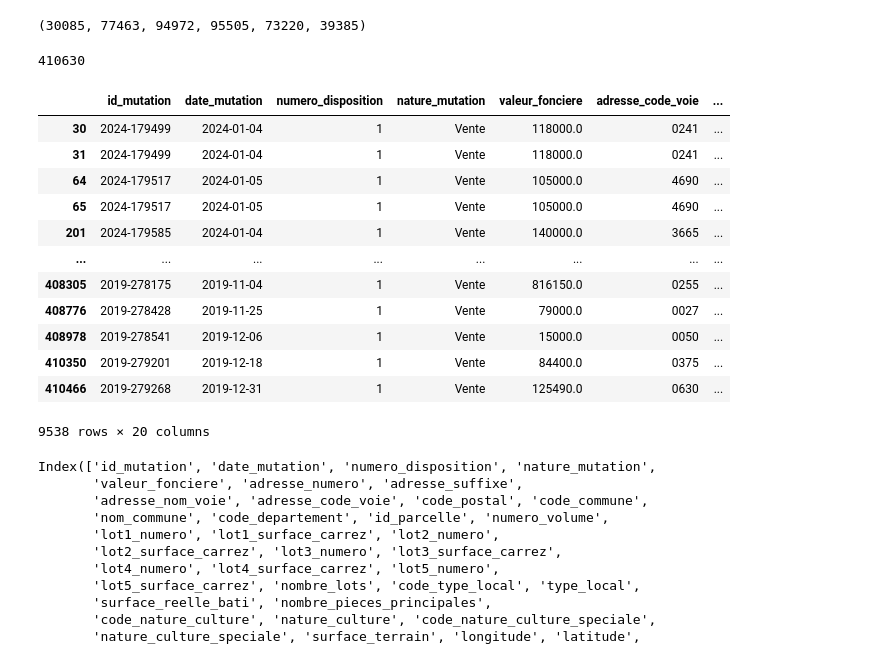
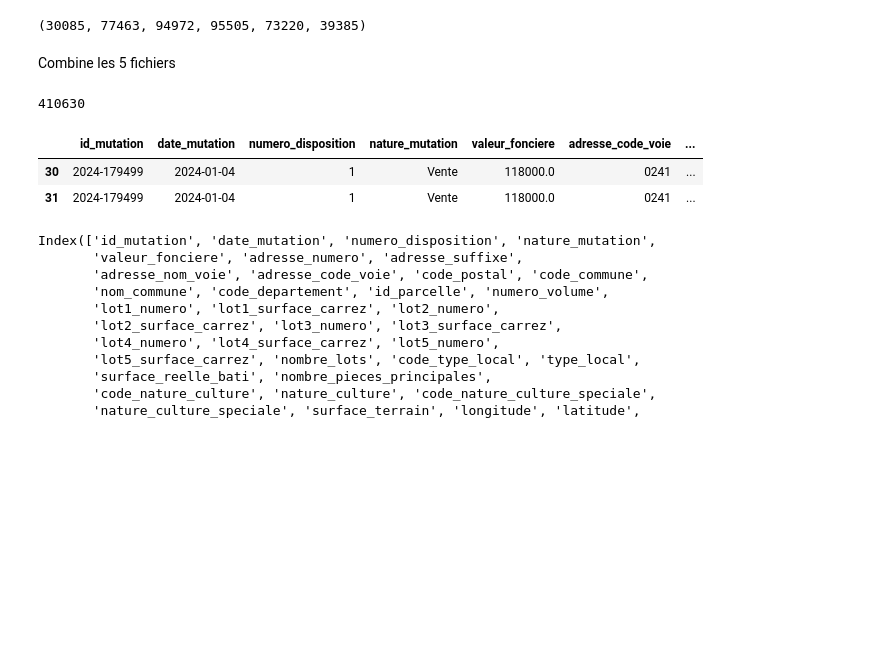
Before and after one commit to YuTingdata/projet-immo, a Jupyter notebook: nettoyage_complet.ipynb, the cells around one changed output. Drawn from its saved outputs; the diff is of its cells as text; code cells hidden in the pictures; blank space fills up the shorter version.

```diff
--- a/nettoyage_complet.ipynb
+++ b/nettoyage_complet.ipynb
@@ -47,4 +6,0 @@ dtype: object
-# %%
-# change float to int for code postal
-df = df.dropna(subset=['Code postal'])
-df['Code postal'] = df['Code postal'].astype(str)
@@ -133,6 +45,8 @@ df0.head()
 df0.shape[0], df1.shape[0], df2.shape[0], df3.shape[0], df4.shape[0], df5.shape[0]
 # %% [output]
 (30085, 77463, 94972, 95505, 73220, 39385)
+# %% [markdown]
+Combine les 5 fichiers
 # %%
 df_combined = pd.concat([df0, df1, df2, df3, df4, df5], ignore_index=True)
 # %%
@@ -149,21 +63,11 @@ select_columns = ['id_mutation', 'date_mutation', 'numero_disposition', 'nature_
 df_s = df_combined[select_columns]
 # %%
 df12= df_s[df_s['lot2_surface_carrez'].notnull()]  #| df['latitude'].isnull()]
-df12
+df12.head(2)
 # %% [output]
 |  | id_mutation | date_mutation | numero_disposition | nature_mutation | valeur_fonciere | adresse_code_voie | ... |
 | 30 | 2024-179499 | 2024-01-04 | 1 | Vente | 118000.0 | 0241 | ... |
 | 31 | 2024-179499 | 2024-01-04 | 1 | Vente | 118000.0 | 0241 | ... |
-| 64 | 2024-179517 | 2024-01-05 | 1 | Vente | 105000.0 | 4690 | ... |
-| 65 | 2024-179517 | 2024-01-05 | 1 | Vente | 105000.0 | 4690 | ... |
-| 201 | 2024-179585 | 2024-01-04 | 1 | Vente | 140000.0 | 3665 | ... |
-| ... | ... | ... | ... | ... | ... | ... | ... |
-| 408305 | 2019-278175 | 2019-11-04 | 1 | Vente | 816150.0 | 0255 | ... |
-| 408776 | 2019-278428 | 2019-11-25 | 1 | Vente | 79000.0 | 0027 | ... |
-| 408978 | 2019-278541 | 2019-12-06 | 1 | Vente | 15000.0 | 0050 | ... |
-| 410350 | 2019-279201 | 2019-12-18 | 1 | Vente | 84400.0 | 0375 | ... |
-| 410466 | 2019-279268 | 2019-12-31 | 1 | Vente | 125490.0 | 0630 | ... |
-9538 rows × 20 columns
 # %%
 df_combined.columns
 # %% [output]
```
Also changed, not shown: parts of 47 cells of this notebook, 3 other files.
